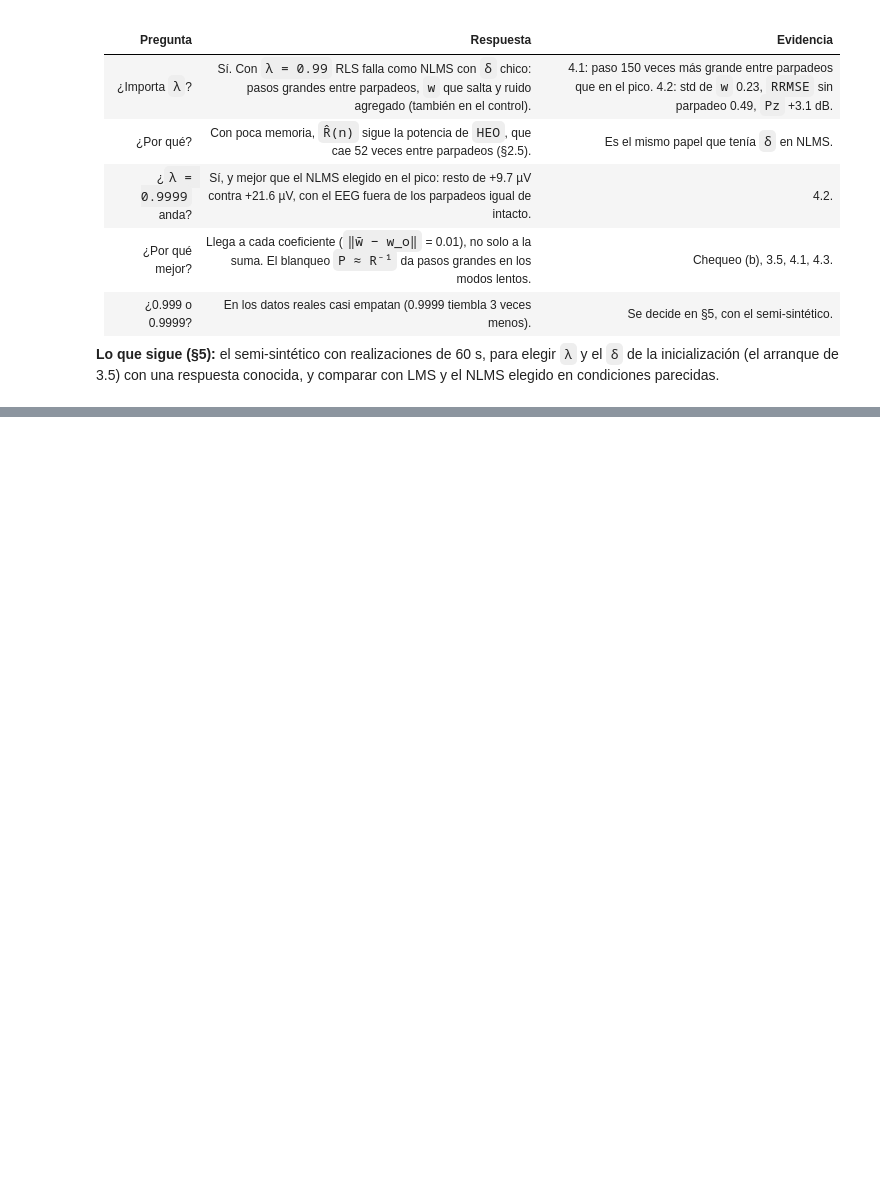
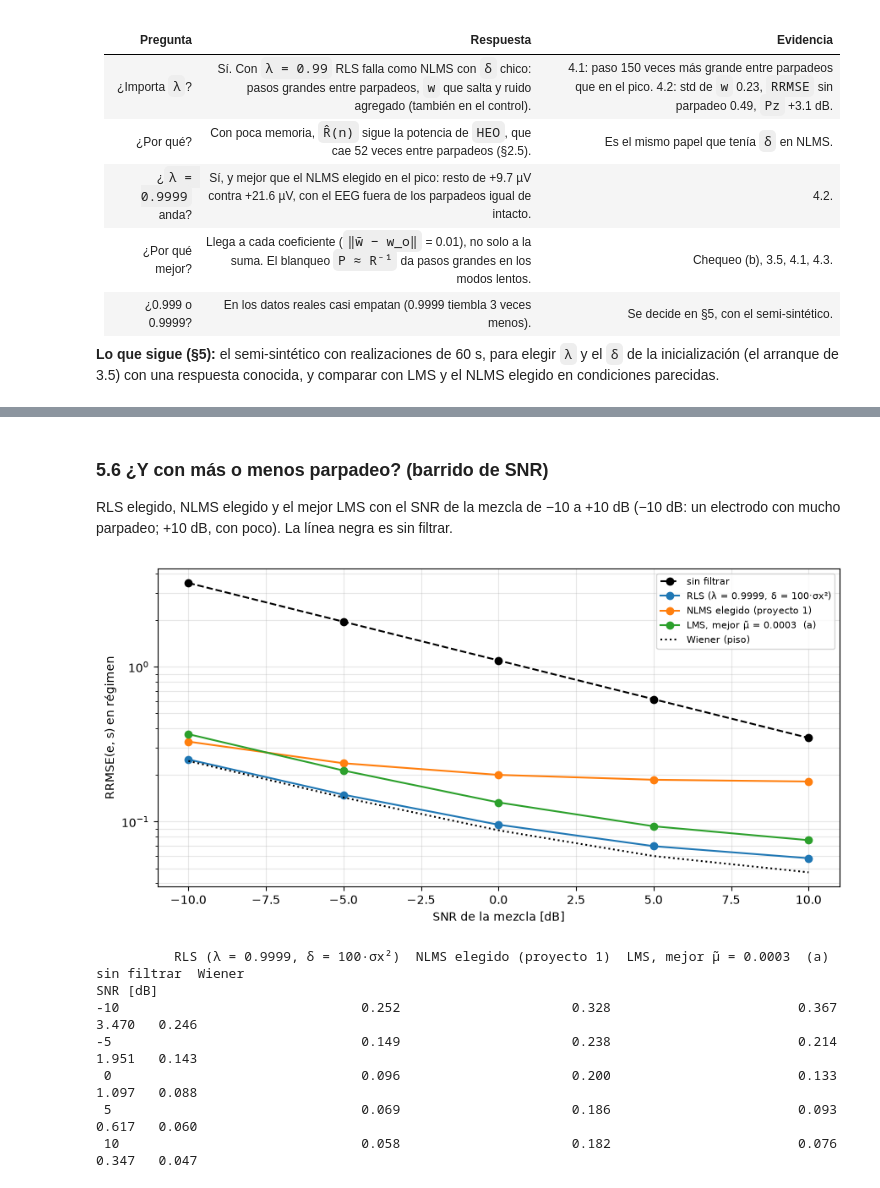
Before and after one commit to vito-pp/pasa_tps, a Jupyter notebook: proyecto1/proyecto2_rls.ipynb, the cells around one changed output, grey strips where cells are left out. Cells and saved outputs as stored; diff of their text form; code cells hidden in the pictures; blank space fills up the shorter version.

```diff
--- a/proyecto1/proyecto2_rls.ipynb
+++ b/proyecto1/proyecto2_rls.ipynb
@@ -1022,0 +1438,36 @@ plt.show()
+# %% [markdown]
+### 5.6 ¿Y con más o menos parpadeo? (barrido de SNR)
+RLS elegido, NLMS elegido y el mejor LMS con el SNR de la mezcla de −10 a +10 dB (−10 dB: un electrodo con mucho parpadeo; +10 dB, con poco). La línea negra es sin filtrar.
+# %%
+SNRS = [-10, -5, 0, 5, 10]
+CONF_SNR = {NOMBRE_RLS_5: dict(algoritmo="RLS", lam=LAMBDA_ELEGIDO, delta_rel=DELTA_REL_ELEGIDO),
+            "NLMS elegido (proyecto 1)": dict(algoritmo="NLMS", mu_t=0.3, delta_rel=100),
+            f"LMS, mejor μ̃ = {mu_lms_mejor:g}  (a)": dict(algoritmo="LMS", mu_t=mu_lms_mejor)}
+res_snr = {(n, snr): montecarlo(c, snr_db=snr) for n, c in CONF_SNR.items() for snr in SNRS}
+
+fig, ax = plt.subplots(figsize=(9, 4.5))
+ax.plot(SNRS, [res_snr[(NOMBRE_RLS_5, snr)]["RRMSE_y"] for snr in SNRS], "k--o", label="sin filtrar")
+for n in CONF_SNR:
+    ax.plot(SNRS, [res_snr[(n, snr)]["RRMSE"] for snr in SNRS], "-o", color=COLOR_CMP[n], label=n)
+ax.plot(SNRS, [res_snr[(NOMBRE_RLS_5, snr)]["RRMSE_wiener"] for snr in SNRS], "k:", label="Wiener (piso)")
+ax.set_yscale("log")
+ax.set_xlabel("SNR de la mezcla [dB]")
+ax.set_ylabel("RRMSE(e, s) en régimen")
+ax.grid(True, which="both", alpha=0.3)
+ax.legend(fontsize=8)
+plt.tight_layout()
+plt.show()
+
+print(pd.DataFrame({n: {snr: res_snr[(n, snr)]["RRMSE"] for snr in SNRS} for n in CONF_SNR}
+                   | {"sin filtrar": {snr: res_snr[(NOMBRE_RLS_5, snr)]["RRMSE_y"] for snr in SNRS},
+                      "Wiener": {snr: res_snr[(NOMBRE_RLS_5, snr)]["RRMSE_wiener"] for snr in SNRS}}
+                   ).rename_axis("SNR [dB]").round(3).to_string())
+# %% [output]
+[figure, added]
+          RLS (λ = 0.9999, δ = 100·σx²)  NLMS elegido (proyecto 1)  LMS, mejor μ̃ = 0.0003  (a)  sin filtrar  Wiener
+SNR [dB]
+-10                               0.252                      0.328                        0.367        3.470   0.246
+-5                                0.149                      0.238                        0.214        1.951   0.143
+ 0                                0.096                      0.200                        0.133        1.097   0.088
+ 5                                0.069                      0.186                        0.093        0.617   0.060
+ 10                               0.058                      0.182                        0.076        0.347   0.047
```
Also changed, not shown: parts of 44 cells of this notebook, 3 other files.
